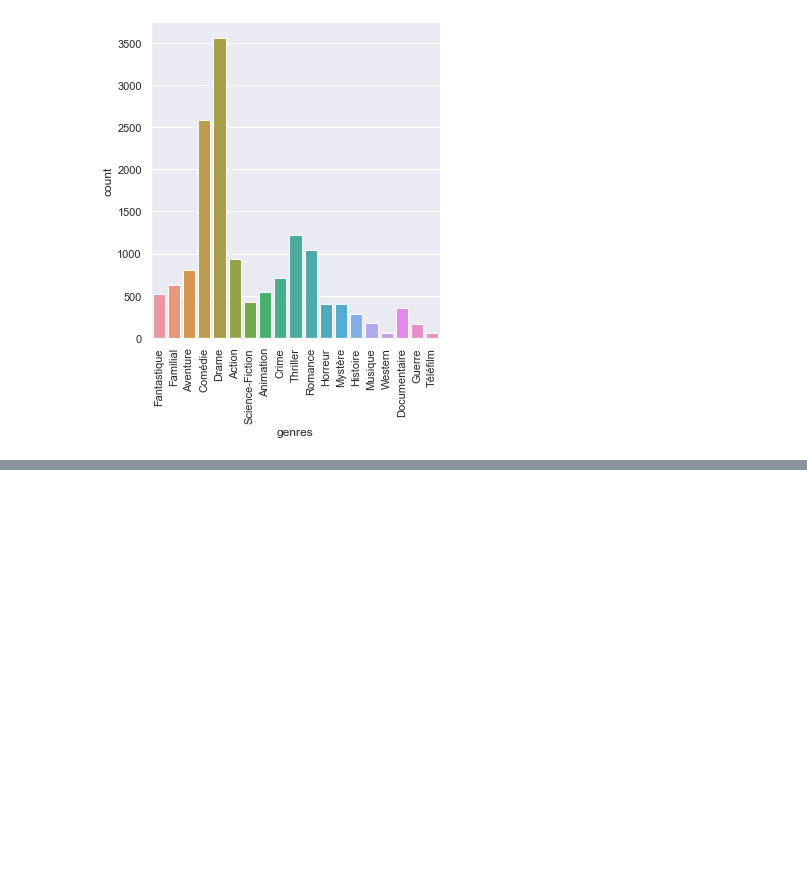
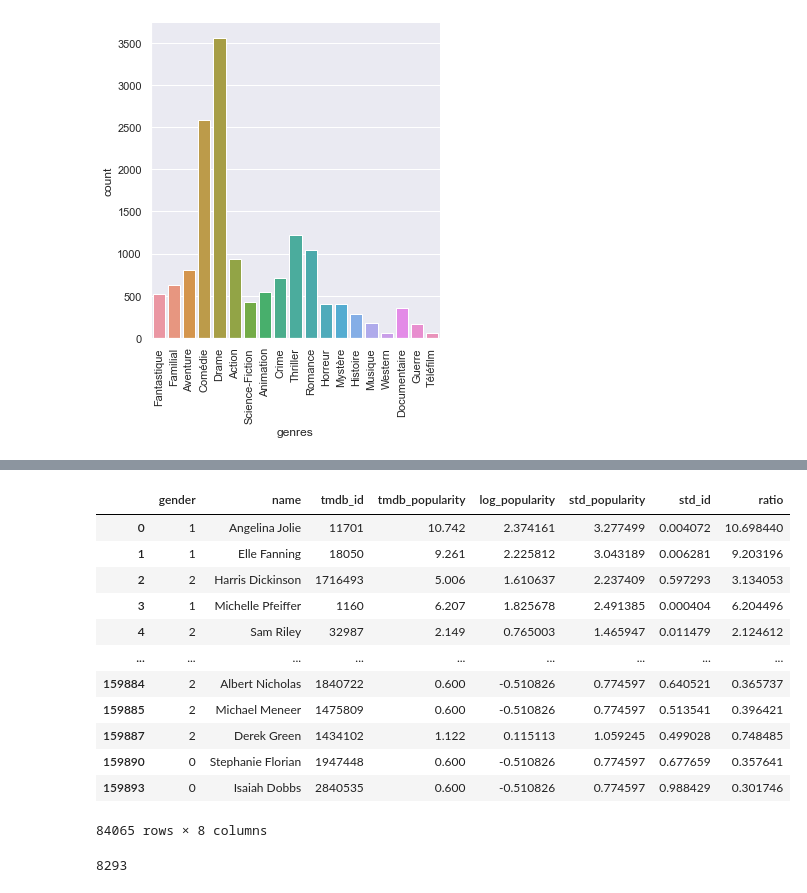
Before and after one commit to artefactory/french-box-office, a Jupyter notebook: notebooks/session4-data-exploration.ipynb, the cells around one changed output, grey strips where cells are left out. Saved outputs shown, nothing was run; the diff lists cells and outputs as text; code cells hidden in the pictures; blank space fills up the shorter version.

```diff
--- a/notebooks/session5-data-exploration.ipynb
+++ b/notebooks/session4-data-exploration.ipynb
@@ -265,0 +280,25 @@ Name: production_countries, Length: 124, dtype: int64
+# %%
+actors_df['log_popularity'] = actors_df['tmdb_popularity'].map(lambda x: np.log(x))
+# %%
+actors_df['std_popularity'] = actors_df['tmdb_popularity'].map(lambda x: np.sqrt(x))
+# %%
+max_id = np.max(actors_df['tmdb_id'])
+actors_df['std_id'] = actors_df['tmdb_id'].map(lambda x: x/max_id)
+# %%
+actors_df['ratio'] = actors_df['tmdb_popularity'] / (1 + actors_df['std_id'])
+# %%
+actors_df
+# %% [output]
+|  | gender | name | tmdb_id | tmdb_popularity | log_popularity | std_popularity | std_id | ratio |
+| 0 | 1 | Angelina Jolie | 11701 | 10.742 | 2.374161 | 3.277499 | 0.004072 | 10.698440 |
+| 1 | 1 | Elle Fanning | 18050 | 9.261 | 2.225812 | 3.043189 | 0.006281 | 9.203196 |
+| 2 | 2 | Harris Dickinson | 1716493 | 5.006 | 1.610637 | 2.237409 | 0.597293 | 3.134053 |
+| 3 | 1 | Michelle Pfeiffer | 1160 | 6.207 | 1.825678 | 2.491385 | 0.000404 | 6.204496 |
+| 4 | 2 | Sam Riley | 32987 | 2.149 | 0.765003 | 1.465947 | 0.011479 | 2.124612 |
+| ... | ... | ... | ... | ... | ... | ... | ... | ... |
+| 159884 | 2 | Albert Nicholas | 1840722 | 0.600 | -0.510826 | 0.774597 | 0.640521 | 0.365737 |
+| 159885 | 2 | Michael Meneer | 1475809 | 0.600 | -0.510826 | 0.774597 | 0.513541 | 0.396421 |
+| 159887 | 2 | Derek Green | 1434102 | 1.122 | 0.115113 | 1.059245 | 0.499028 | 0.748485 |
+| 159890 | 0 | Stephanie Florian | 1947448 | 0.600 | -0.510826 | 0.774597 | 0.677659 | 0.357641 |
+| 159893 | 0 | Isaiah Dobbs | 2840535 | 0.600 | -0.510826 | 0.774597 | 0.988429 | 0.301746 |
+84065 rows × 8 columns
@@ -265,0 +314,4 @@ Name: production_countries, Length: 124, dtype: int64
+# %%
+len(actors_list)
+# %% [output]
+8293
```
Also changed, not shown: parts of 26 cells of this notebook, 3 other files.
